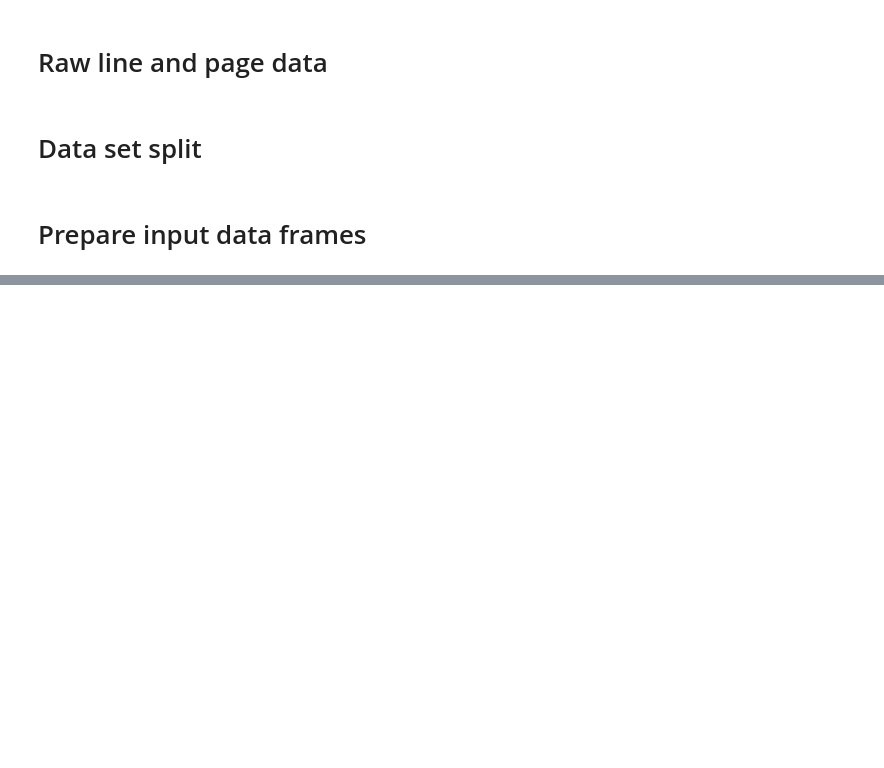
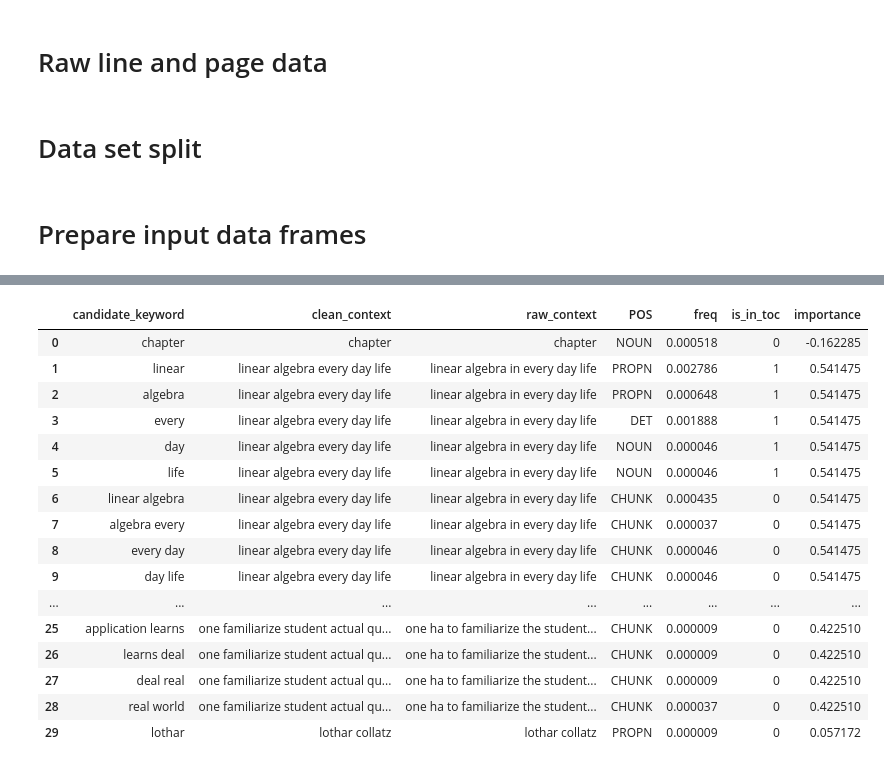
Before and after one commit to bertagrim/index_generator, a Jupyter notebook: src/prepare_data.ipynb, the cells around one changed output, grey strips where cells are left out. Cells and saved outputs as stored; diff of their text form; code cells hidden in the pictures; blank space fills up the shorter version.

```diff
--- a/src/prepare_data.ipynb
+++ b/src/prepare_data.ipynb
@@ -126,5 +184,23 @@ with_is_in_toc.head()
 # %%
-with_importance = add_importance(candidates_df=with_is_in_toc)
-
-with_importance.head()
+with_importance = add_importance(with_is_in_toc)
+# %%
+with_importance.head(30)
+# %% [output]
+|  | candidate_keyword | clean_context | raw_context | POS | freq | is_in_toc | importance |
+| 0 | chapter | chapter | chapter | NOUN | 0.000518 | 0 | -0.162285 |
+| 1 | linear | linear algebra every day life | linear algebra in every day life | PROPN | 0.002786 | 1 | 0.541475 |
+| 2 | algebra | linear algebra every day life | linear algebra in every day life | PROPN | 0.000648 | 1 | 0.541475 |
+| 3 | every | linear algebra every day life | linear algebra in every day life | DET | 0.001888 | 1 | 0.541475 |
+| 4 | day | linear algebra every day life | linear algebra in every day life | NOUN | 0.000046 | 1 | 0.541475 |
+| 5 | life | linear algebra every day life | linear algebra in every day life | NOUN | 0.000046 | 1 | 0.541475 |
+| 6 | linear algebra | linear algebra every day life | linear algebra in every day life | CHUNK | 0.000435 | 0 | 0.541475 |
+| 7 | algebra every | linear algebra every day life | linear algebra in every day life | CHUNK | 0.000037 | 0 | 0.541475 |
+| 8 | every day | linear algebra every day life | linear algebra in every day life | CHUNK | 0.000046 | 0 | 0.541475 |
+| 9 | day life | linear algebra every day life | linear algebra in every day life | CHUNK | 0.000046 | 0 | 0.541475 |
+| ... | ... | ... | ... | ... | ... | ... | ... |
+| 25 | application learns | one familiarize student actual qu... | one ha to familiarize the student... | CHUNK | 0.000009 | 0 | 0.422510 |
+| 26 | learns deal | one familiarize student actual qu... | one ha to familiarize the student... | CHUNK | 0.000009 | 0 | 0.422510 |
+| 27 | deal real | one familiarize student actual qu... | one ha to familiarize the student... | CHUNK | 0.000009 | 0 | 0.422510 |
+| 28 | real world | one familiarize student actual qu... | one ha to familiarize the student... | CHUNK | 0.000037 | 0 | 0.422510 |
+| 29 | lothar | lothar collatz | lothar collatz | PROPN | 0.000009 | 0 | 0.057172 |
 # %%
```
Also changed, not shown: parts of 20 cells of this notebook, 3 other files.
